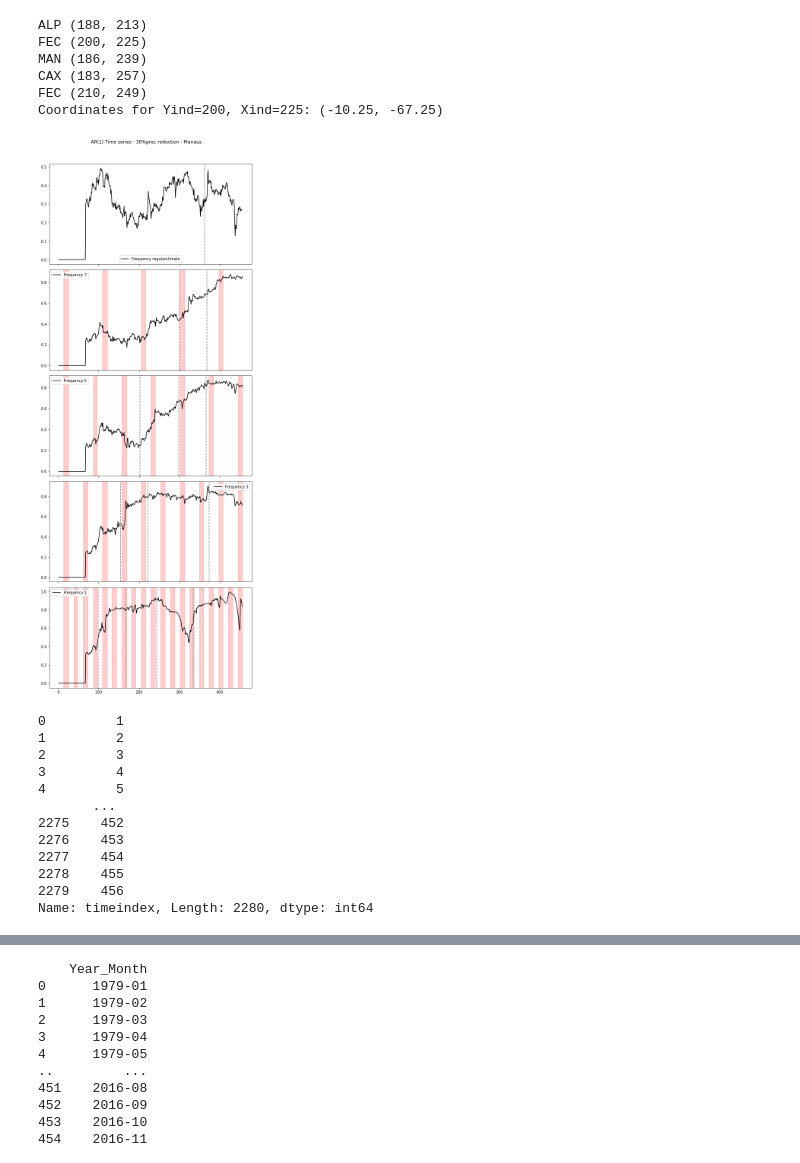
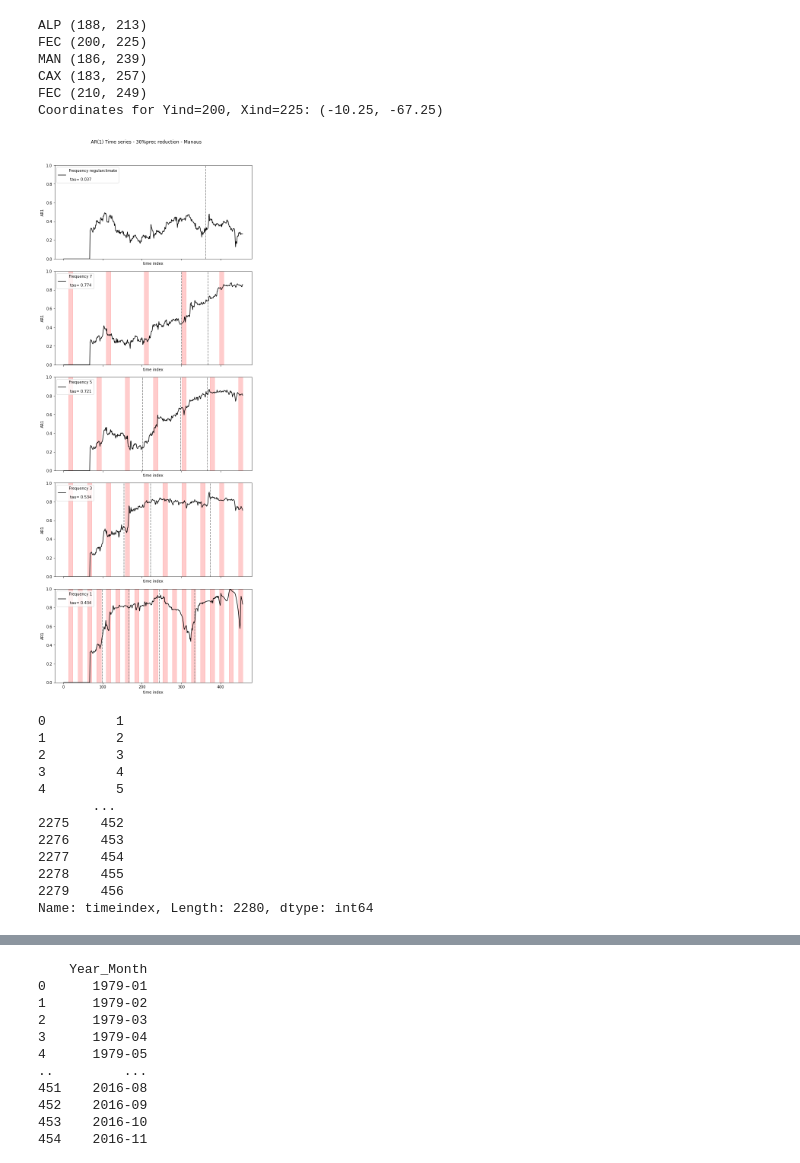
Before and after one commit to ma-gutii/CAETE-DVM-alloc-allom, a Jupyter notebook: src/Untitled-1.ipynb, the cells around one changed output, grey strips where cells are left out. Cells and saved outputs as stored; diff of their text form; code cells hidden in the pictures.

Commit message:
plots

```diff
--- a/src/Untitled-1.ipynb
+++ b/src/Untitled-1.ipynb
@@ -1048,57 +1048,78 @@ df_1981 = df[df['Dates'].str.startswith('1981')]
 df_1983 = df[df['Dates'].str.startswith('1982')]
 
 freq = df['frequency']
+tau = ['1', '2', '3', '4', '5']
 
 fig, axs = plt.subplots(5, 1, figsize=(8, 4 * 5), sharex=True)
 
 for i, f in enumerate(freq.unique()):
     subset_df = df[df['frequency'] == f]
-    axs[i].plot(subset_df['timeindex'], subset_df['ar1'], label=f'Frequency {f}', color='black')
+
+
+    axs[i].set_ylabel('AR1')  # Adicionar rótulo ao eixo y
+    axs[i].set_xlabel('time index')  # Adicionar rótulo ao eixo y
     # Adicionar linha tracejada vertical quando a frequência é "regularclimate" e o timeindex é 362
     if f == 'regularclimate':
+        tau = 0.037
         axs[i].axvline(x=362, linestyle='--', color='grey')
+        axs[i].plot(subset_df['timeindex'], subset_df['ar1'], label=f'Frequency {f}\n\n tau= {tau}', color='black')
+
     elif f == '1':
+        tau = 0.434
         axs[i].axvline(x=99, linestyle='--', color='grey')
         axs[i].axvline(x=167, linestyle='--', color='grey')
         axs[i].axvline(x=244, linestyle='--', color='grey')
         axs[i].axvline(x=334, linestyle='--', color='grey')
+        axs[i].plot(label=f'{tau}')
+        axs[i].plot(subset_df['timeindex'], subset_df['ar1'], label=f'Frequency {f}\n\n tau= {tau}', color='black')
         # Adicionar faixas vermelhas para os ranges de 1980, 1982, 1984, ..., 2016
         for year in range(1980, 2017, 2):
             df_year = df[df['Dates'].str.startswith(str(year))]
             axs[i].axvspan(df_year['timeindex'].min(), df_year['timeindex'].max(), color='red', alpha=0.2)
 
     elif f == '3':
+        tau = 0.534
         axs[i].axvline(x=154, linestyle='--', color='grey')
         axs[i].axvline(x=222, linestyle='--', color='grey')
         axs[i].axvline(x=374, linestyle='--', color='grey')
+        axs[i].plot(subset_df['timeindex'], subset_df['ar1'], label=f'Frequency {f}\n\n tau= {tau}', color='black')
         # Adicionar faixas vermelhas para os ranges de 1980, 1981 e 1982
         for year in range(1980, 2017, 4):
             df_year = df[df['Dates'].str.startswith(str(year))]
             axs[i].axvspan(df_year['timeindex'].min(), df_year['timeindex'].max(), color='red', alpha=0.2)
 
     elif f == '5':
+        tau = 0.721
         axs[i].axvline(x=202, linestyle='--', color='grey')
         axs[i].axvline(x=298, linestyle='--', color='grey')
         axs[i].axvline(x=366, linestyle='--', color='grey')
+        axs[i].plot(subset_df['timeindex'], subset_df['ar1'], label=f'Frequency {f}\n\n tau= {tau}', color='black')
         for year in range(1980, 2017, 6):
             df_year = df[df['Dates'].str.startswith(str(year))]
             axs[i].axvspan(df_year['timeindex'].min(), df_year['timeindex'].max(), color='red', alpha=0.2)
     elif f == '7':
+        tau = 0.774
         axs[i].axvline(x=300, linestyle='--', color='grey')
         axs[i].axvline(x=368, linestyle='--', color='grey')
+        axs[i].plot(subset_df['timeindex'], subset_df['ar1'], label=f'Frequency {f}\n\n tau= {tau}', color='black')
         for year in range(1980, 2017, 8):
             df_year = df[df['Dates'].str.startswith(str(year))]
             axs[i].axvspan(df_year['timeindex'].min(), df_year['timeindex'].max(), color='red', alpha=0.2)
     axs[i].legend()
+
+
+# Ajustar os eixos y para variar de 0 a 1
+for ax in axs:
+    ax.set_ylim(0, 1)
 
 
 plt.suptitle('AR(1) Time series - 30%prec reduction - Manaus', y=1.02)
 plt.tight_layout()
 plt.show()
 
 print(df['timeindex'])
 # %% [output]
-[figure, old version]
+[figure, new version]
 0         1
 1         2
 2         3
```
Also changed, not shown: parts of 1 cell of this notebook, 10 other files.
